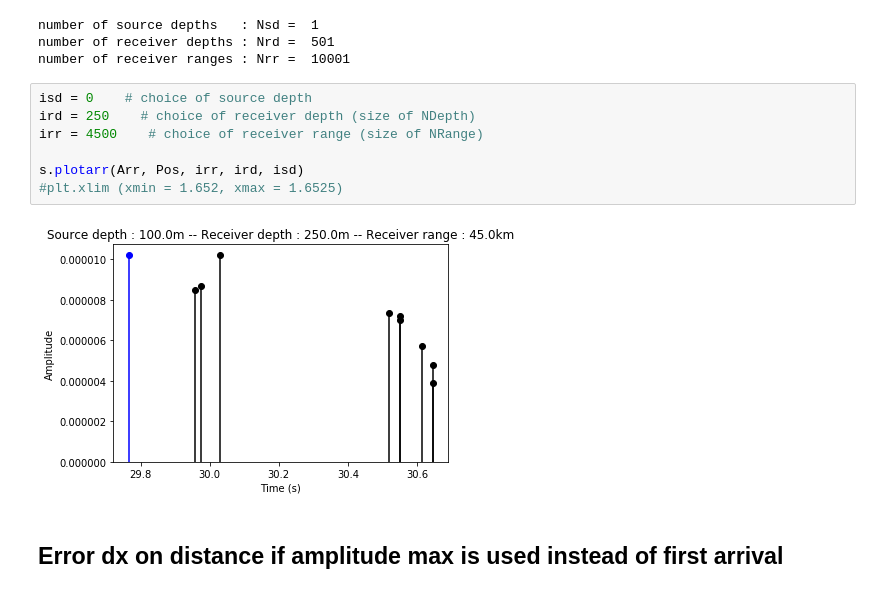
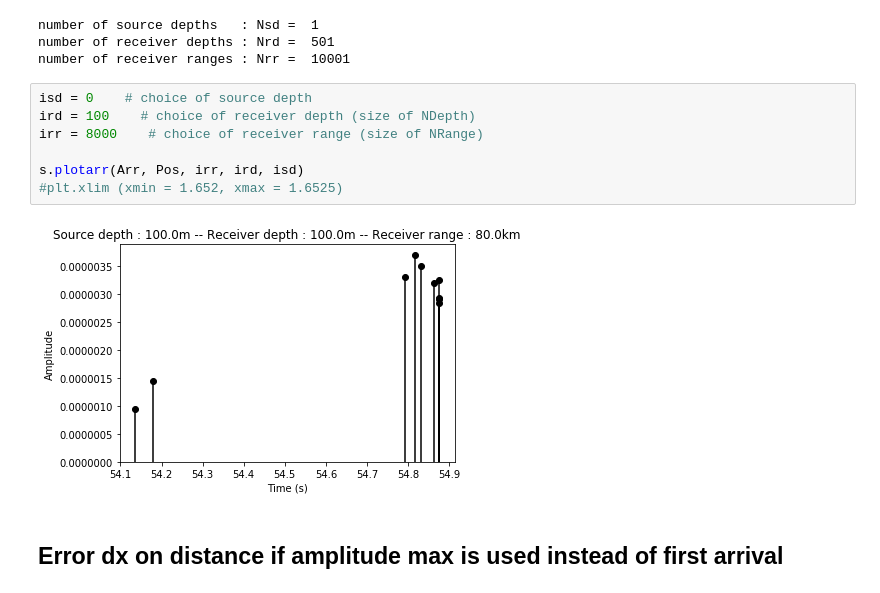
Before and after one commit to ponchama/Cognac_Acoustique, a Jupyter notebook: Bellhop/Arrival_times.ipynb, the cells around one changed output. Drawn from its saved outputs; the diff is of its cells as text.

```diff
--- a/Bellhop/Arrival_times.ipynb
+++ b/Bellhop/Arrival_times.ipynb
@@ -211,13 +213,13 @@ number of receiver depths : Nrd =  501
 number of receiver ranges : Nrr =  10001
 # %%
 isd = 0    # choice of source depth
-ird = 250    # choice of receiver depth (size of NDepth)
-irr = 4500    # choice of receiver range (size of NRange)
+ird = 100    # choice of receiver depth (size of NDepth)
+irr = 8000    # choice of receiver range (size of NRange)
 
 s.plotarr(Arr, Pos, irr, ird, isd)
 #plt.xlim (xmin = 1.652, xmax = 1.6525)
 # %% [output]
-[figure, old version]
+[figure, new version]
 # %% [markdown]
 ## Error dx on distance if amplitude max is used instead of first arrival
 # %%
```
Also changed, not shown: parts of 1 cell of this notebook.
